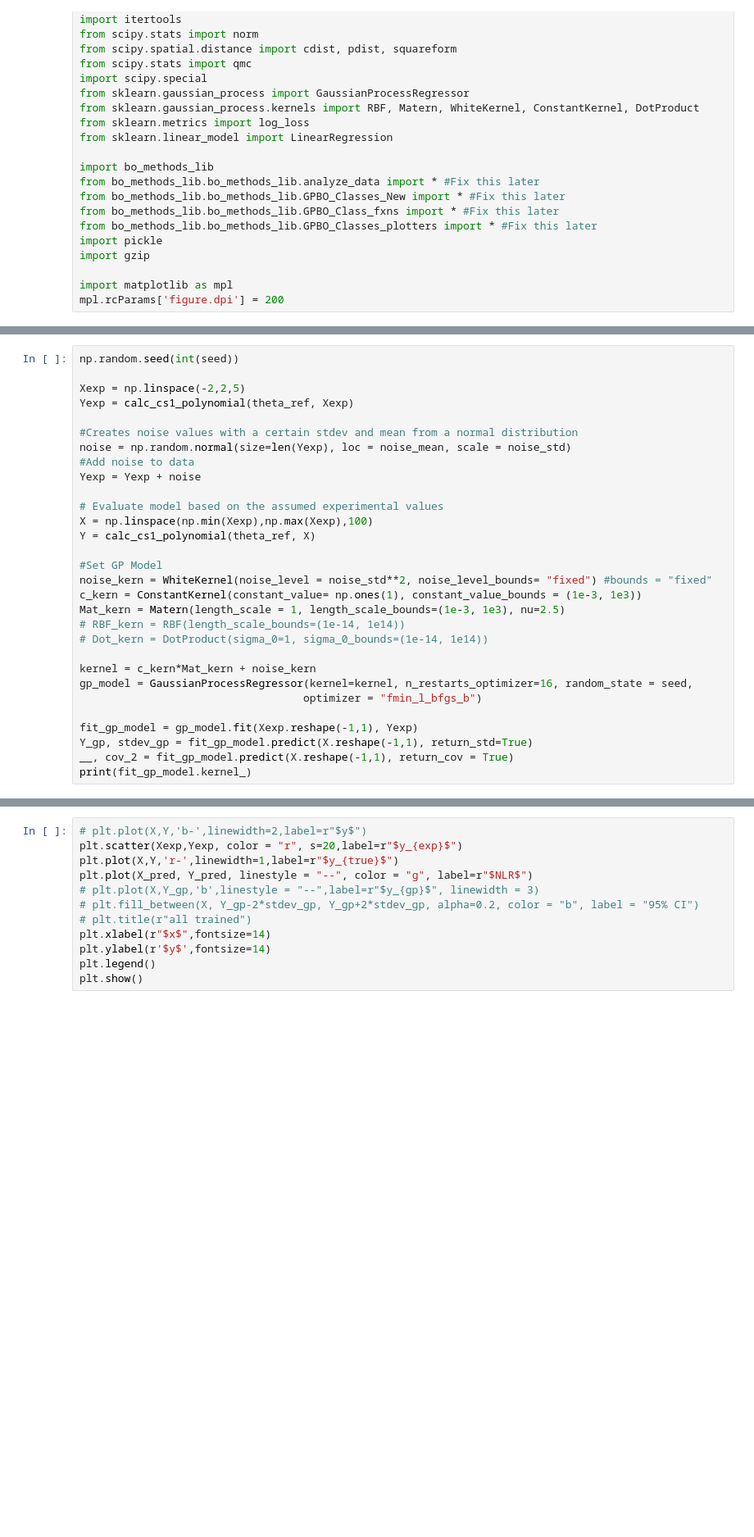
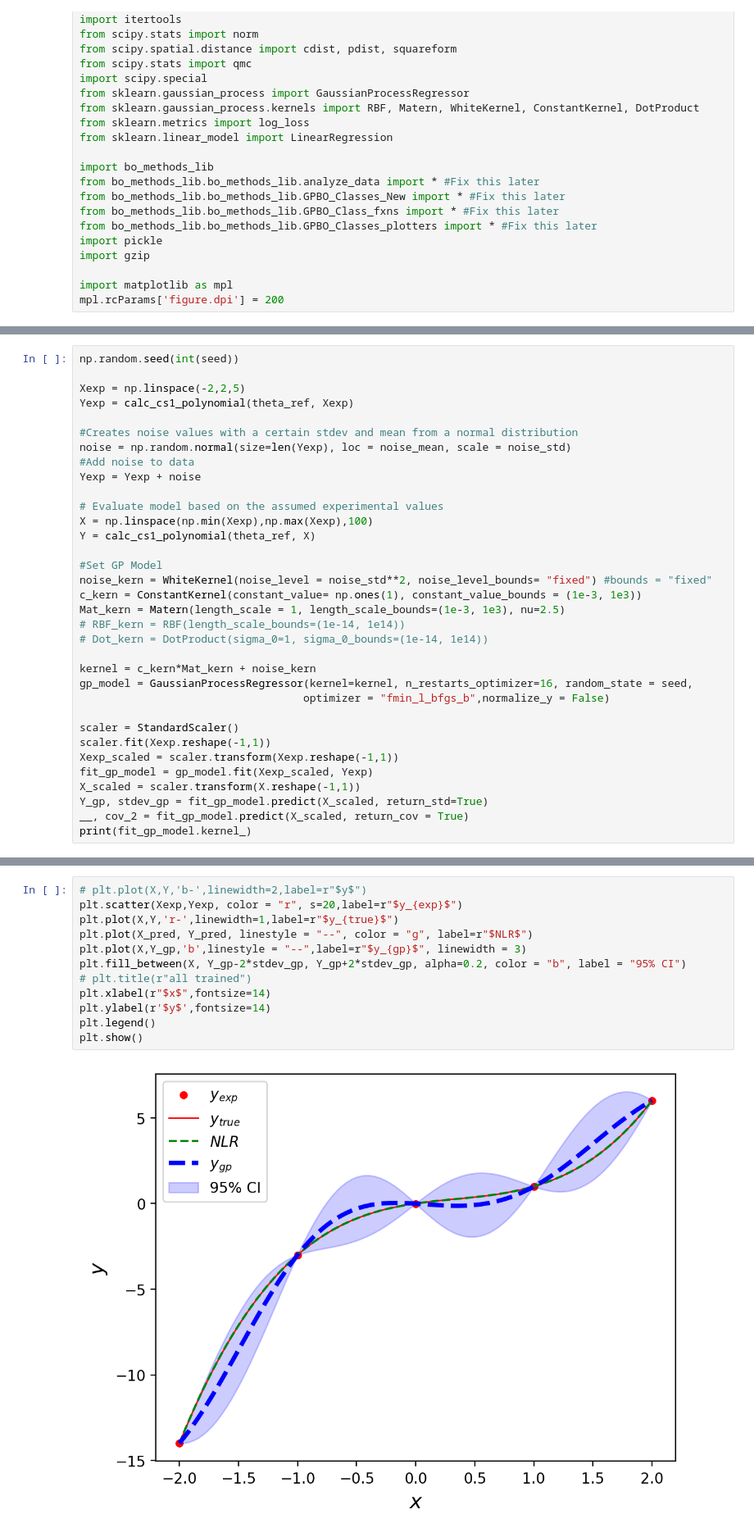
Before and after one commit to dowlinglab/GPBO_Emulators, a Jupyter notebook: GPs_For_Dummies.ipynb, the cells around one changed output, grey strips where cells are left out. Shown at 82% size. Cells and saved outputs as stored; diff of their text form; blank space fills up the shorter version.

```diff
--- a/GPs_For_Dummies.ipynb
+++ b/GPs_For_Dummies.ipynb
@@ -162,9 +162,13 @@ Mat_kern = Matern(length_scale = 1, length_scale_bounds=(1e-3, 1e3), nu=2.5)
 
 kernel = c_kern*Mat_kern + noise_kern
 gp_model = GaussianProcessRegressor(kernel=kernel, n_restarts_optimizer=16, random_state = seed,
-                                   optimizer = "fmin_l_bfgs_b")
+                                   optimizer = "fmin_l_bfgs_b",normalize_y = False)
 
-fit_gp_model = gp_model.fit(Xexp.reshape(-1,1), Yexp)
-Y_gp, stdev_gp = fit_gp_model.predict(X.reshape(-1,1), return_std=True)
-__, cov_2 = fit_gp_model.predict(X.reshape(-1,1), return_cov = True)
+scaler = StandardScaler()
+scaler.fit(Xexp.reshape(-1,1))
+Xexp_scaled = scaler.transform(Xexp.reshape(-1,1))
+fit_gp_model = gp_model.fit(Xexp_scaled, Yexp)
+X_scaled = scaler.transform(X.reshape(-1,1))
+Y_gp, stdev_gp = fit_gp_model.predict(X_scaled, return_std=True)
+__, cov_2 = fit_gp_model.predict(X_scaled, return_cov = True)
 print(fit_gp_model.kernel_)
@@ -222,15 +238,17 @@ Y_pred = calc_cs1_polynomial(theta, X_pred)
 # %%
 # plt.plot(X,Y,'b-',linewidth=2,label=r"$y$")
 plt.scatter(Xexp,Yexp, color = "r", s=20,label=r"$y_{exp}$")
 plt.plot(X,Y,'r-',linewidth=1,label=r"$y_{true}$")
 plt.plot(X_pred, Y_pred, linestyle = "--", color = "g", label=r"$NLR$")
-# plt.plot(X,Y_gp,'b',linestyle = "--",label=r"$y_{gp}$", linewidth = 3)
-# plt.fill_between(X, Y_gp-2*stdev_gp, Y_gp+2*stdev_gp, alpha=0.2, color = "b", label = "95% CI")
+plt.plot(X,Y_gp,'b',linestyle = "--",label=r"$y_{gp}$", linewidth = 3)
+plt.fill_between(X, Y_gp-2*stdev_gp, Y_gp+2*stdev_gp, alpha=0.2, color = "b", label = "95% CI")
 # plt.title(r"all trained")
 plt.xlabel(r"$x$",fontsize=14)
 plt.ylabel(r'$y$',fontsize=14)
 plt.legend()
 plt.show()
+# %% [output]
+[figure, added]
 # %%
 # plt.plot(X,Y,'b-',linewidth=2,label=r"$y$")
 plt.scatter(Xexp,Yexp, color = "r", s=20,label=r"$y$")
```
Also changed, not shown: parts of 5 cells of this notebook, 1 other file.
